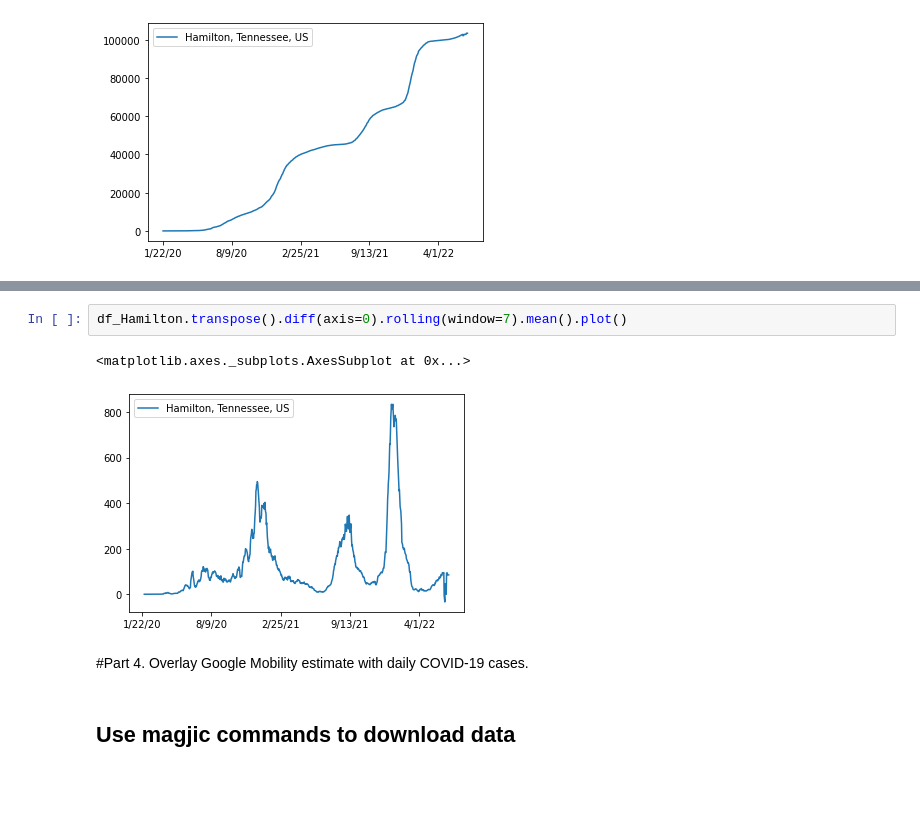
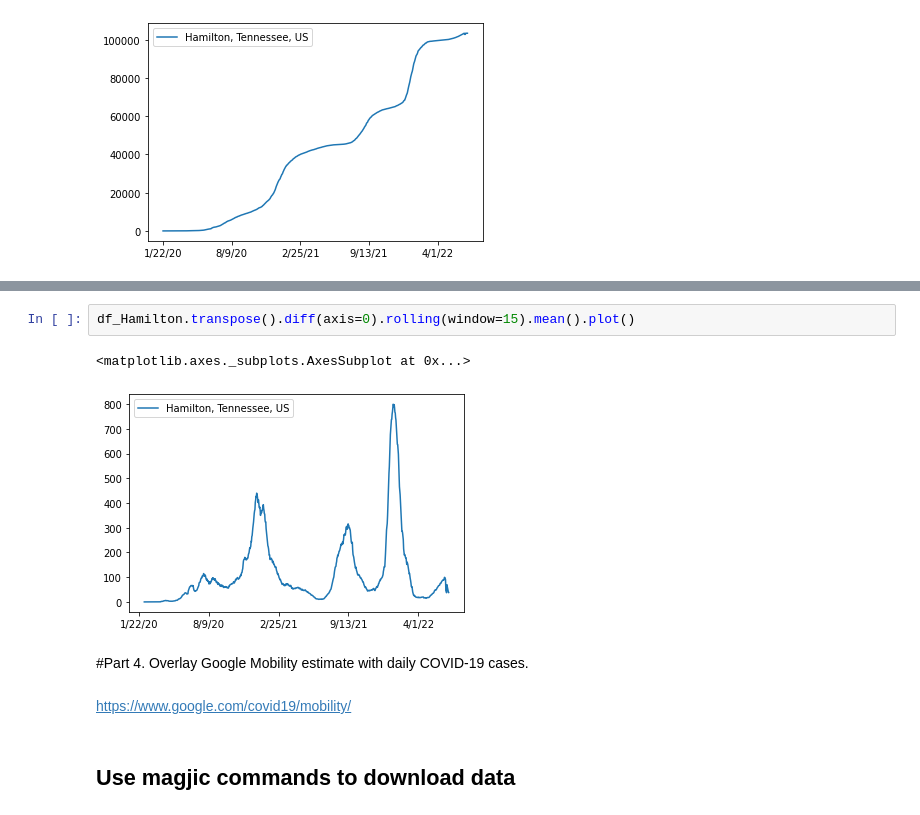
Before and after one commit to hongqin/Python-CoLab-bootcamp, a Jupyter notebook: Learn_Python_by_analying_covid19.ipynb, the cells around one changed output, grey strips where cells are left out. Saved outputs shown, nothing was run; the diff lists cells and outputs as text; blank space fills up the shorter version.

```diff
--- a/Learn_Python_by_analying_covid19.ipynb
+++ b/Learn_Python_by_analying_covid19.ipynb
@@ -422,10 +421,12 @@ df_Hamilton.transpose().diff(axis=0).rolling(window=3).median().plot()
 # %%
-df_Hamilton.transpose().diff(axis=0).rolling(window=7).mean().plot()
+df_Hamilton.transpose().diff(axis=0).rolling(window=15).mean().plot()
 # %% [output]
 <matplotlib.axes._subplots.AxesSubplot at 0x...>
-[figure, old version]
+[figure, new version]
 # %% [markdown]
 #Part 4. Overlay Google Mobility estimate with daily COVID-19 cases.
+# %% [markdown]
+https://www.google.com/covid19/mobility/
 # %% [markdown]
 ## Use magjic commands to download data
 # %%
```
Also changed, not shown: parts of 60 cells of this notebook.
